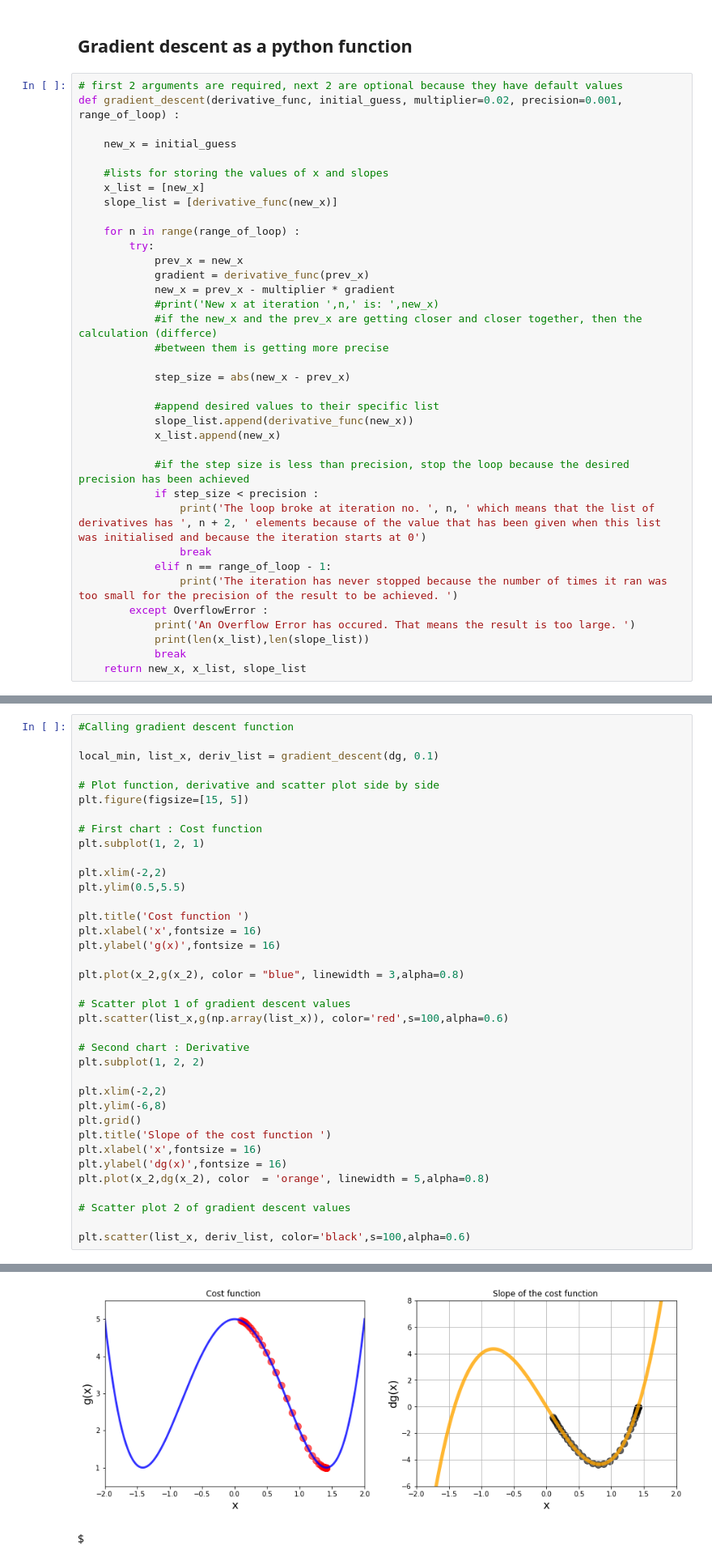
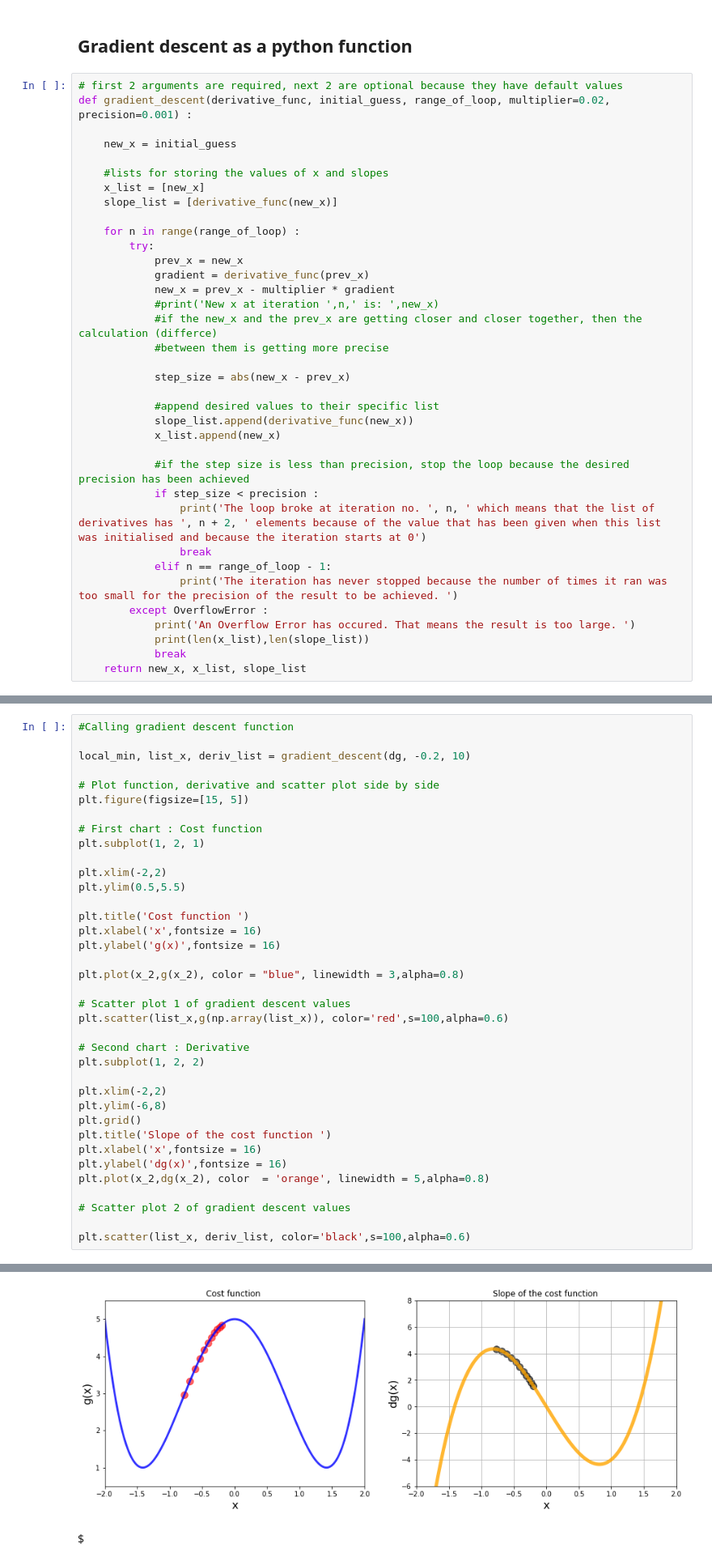
Before and after one commit to perjoraxul/Jupyter-Projects, a Jupyter notebook: Gradient Descent.ipynb, the cells around one changed output, grey strips where cells are left out. Shown: that part at 81% size. Cells and saved outputs as stored; diff of their text form.

```diff
--- a/Gradient Descent.ipynb
+++ b/Gradient Descent.ipynb
@@ -239,7 +239,7 @@ plt.plot(x_2,dg(x_2), color  = 'orange', linewidth = 5)
 ## Gradient descent as a python function
 # %%
 # first 2 arguments are required, next 2 are optional because they have default values
-def gradient_descent(derivative_func, initial_guess, multiplier=0.02, precision=0.001, range_of_loop) :
+def gradient_descent(derivative_func, initial_guess, range_of_loop, multiplier=0.02, precision=0.001) :
 
     new_x = initial_guess
 
@@ -298,7 +298,7 @@ Number of steps :  34
 # %%
 #Calling gradient descent function
 
-local_min, list_x, deriv_list = gradient_descent(dg, 0.1)
+local_min, list_x, deriv_list = gradient_descent(dg, -0.2, 10)
 
 # Plot function, derivative and scatter plot side by side
 plt.figure(figsize=[15, 5])
@@ -337,5 +337,5 @@ The loop broke at iteration no.  32  which means that the list of derivatives ha
 <matplotlib.collections.PathCollection at 0x...>
-[figure, old version]
+[figure, new version]
 # %% [markdown]
 $
 # %% [markdown]
```
Also changed, not shown: parts of 6 cells of this notebook.
